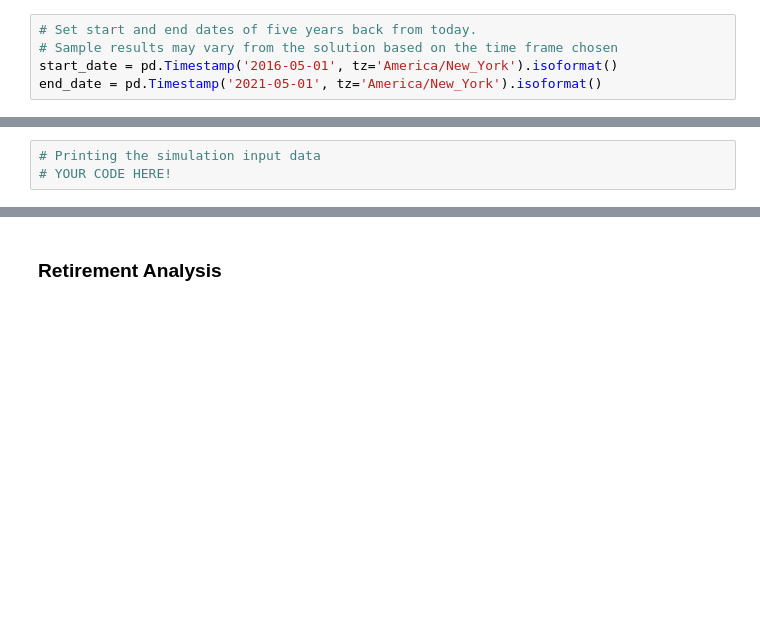
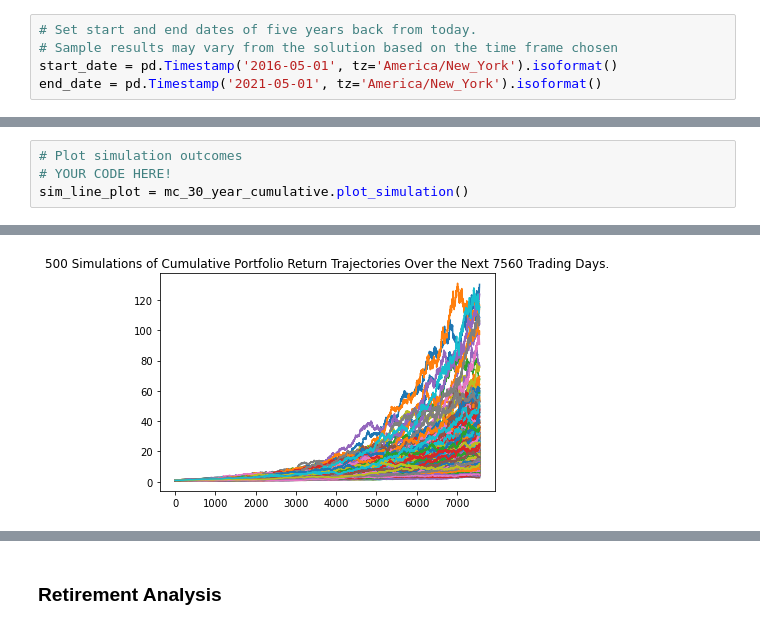
Before and after one commit to ServontiusT/API-Homework, a Jupyter notebook: Starter_Code/financial-planner.ipynb, the cells around one changed output, grey strips where cells are left out. Drawn from its saved outputs; the diff is of its cells as text; blank space fills up the shorter version.

```diff
--- a/Starter_Code/financial-planner.ipynb
+++ b/Starter_Code/financial-planner.ipynb
@@ -177,4 +258,5 @@ df_stock_data.head()
 # %%
-# Printing the simulation input data
+# Plot simulation outcomes
 # YOUR CODE HERE!
+sim_line_plot = mc_30_year_cumulative.plot_simulation()
 # %% [output]
@@ -188,0 +263 @@ df_stock_data.head()
+[figure, added]
```
Also changed, not shown: parts of 14 cells of this notebook.
